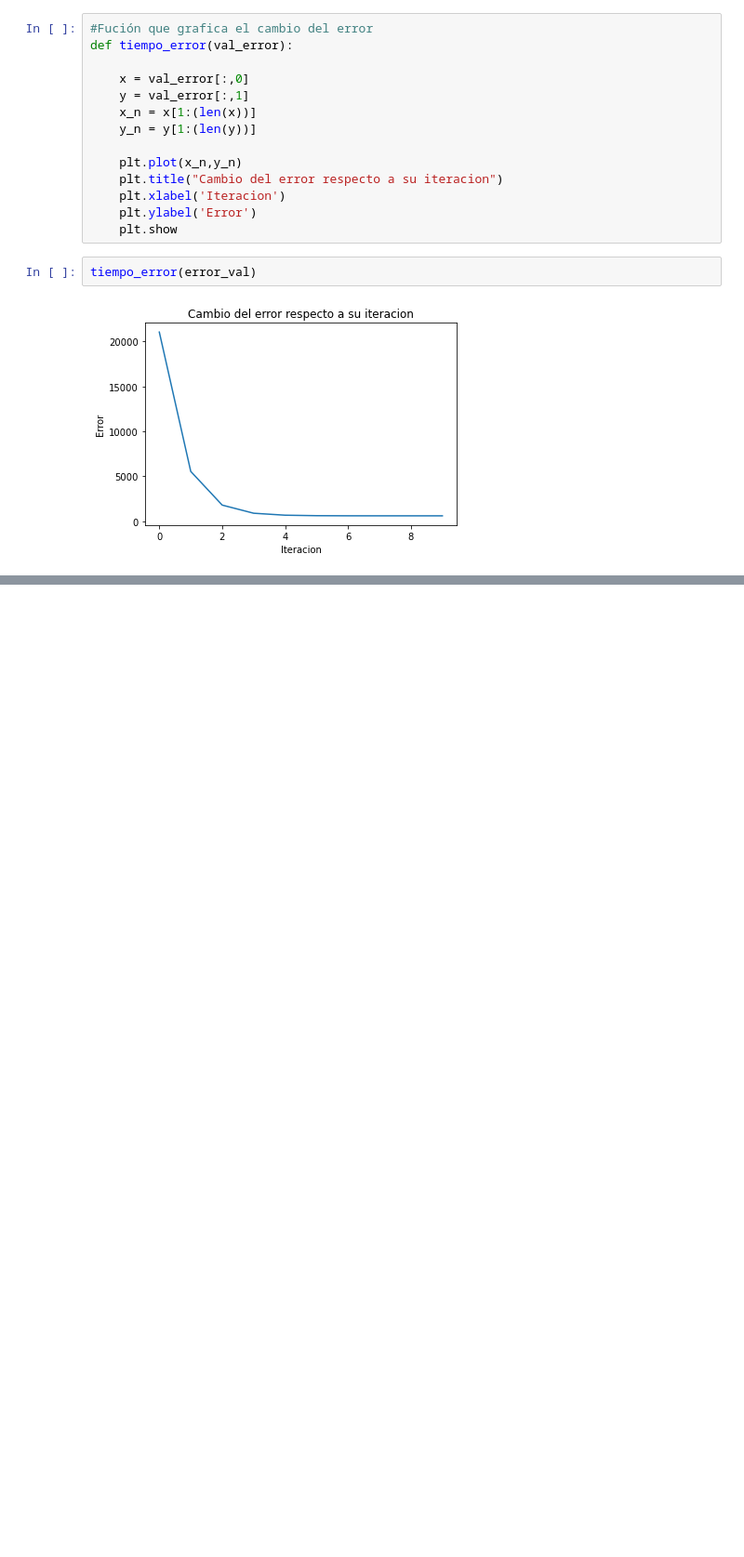
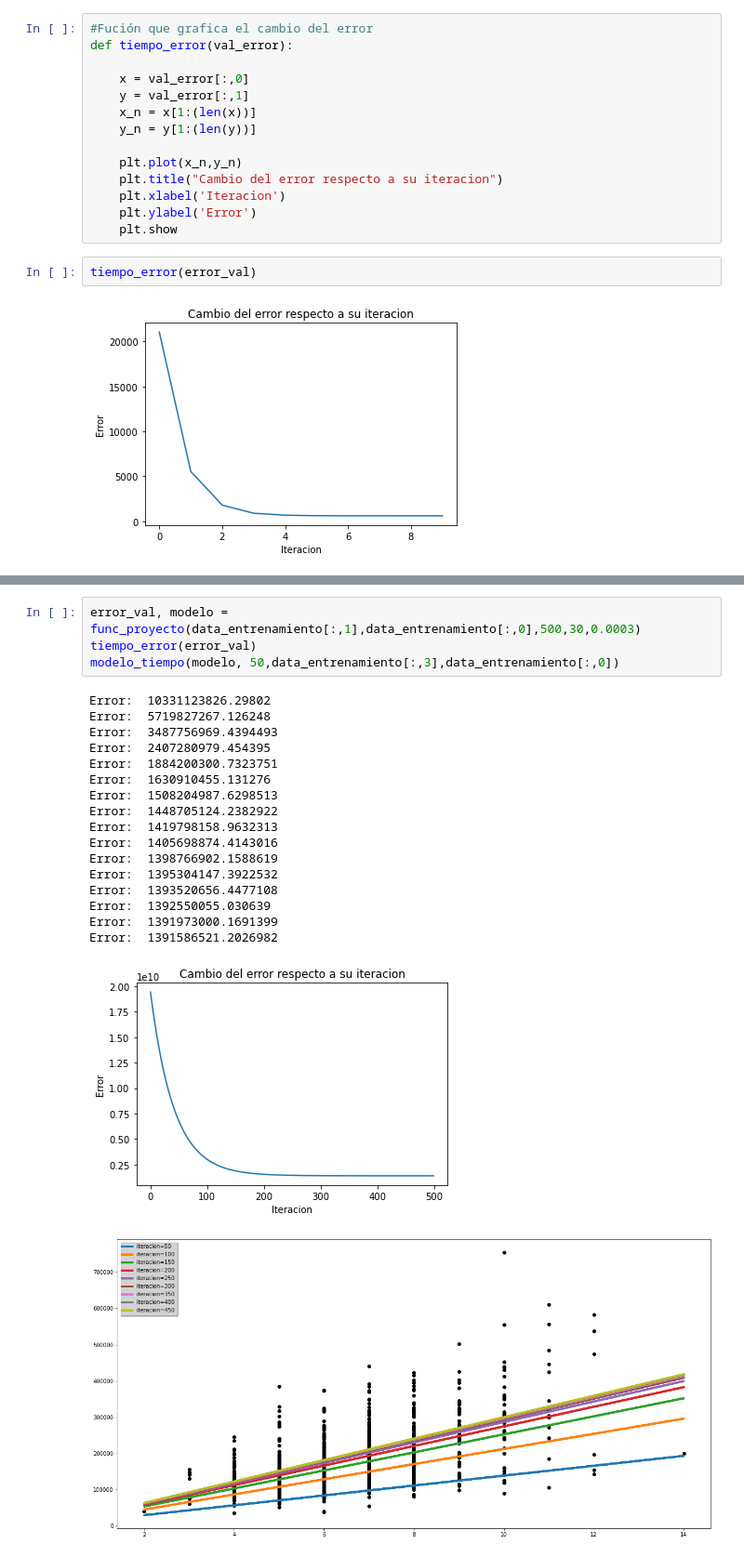
Before and after one commit to EmilioGGG/galileo, a Jupyter notebook: Proyecto_Final_CDP.ipynb, the cells around one changed output, grey strips where cells are left out. Shown: that part at 93% size. Cells and saved outputs as stored; diff of their text form; blank space fills up the shorter version.

Commit message:
Proyecto casi terminado
Falta gráfica del final, comparacion errores.

```diff
--- a/Proyecto_Final_CDP.ipynb
+++ b/Proyecto_Final_CDP.ipynb
@@ -289,0 +270,23 @@ modelo_tiempo(modelo, 1)
+# %%
+error_val, modelo = func_proyecto(data_entrenamiento[:,1],data_entrenamiento[:,0],500,30,0.0003)
+tiempo_error(error_val)
+modelo_tiempo(modelo, 50,data_entrenamiento[:,3],data_entrenamiento[:,0])
+# %% [output]
+Error:  10331123826.29802
+Error:  5719827267.126248
+Error:  3487756969.4394493
+Error:  2407280979.454395
+Error:  1884200300.7323751
+Error:  1630910455.131276
+Error:  1508204987.6298513
+Error:  1448705124.2382922
+Error:  1419798158.9632313
+Error:  1405698874.4143016
+Error:  1398766902.1588619
+Error:  1395304147.3922532
+Error:  1393520656.4477108
+Error:  1392550055.030639
+Error:  1391973000.1691399
+Error:  1391586521.2026982
+[figure, added]
+[figure, added]
```
Also changed, not shown: parts of 19 cells of this notebook.
